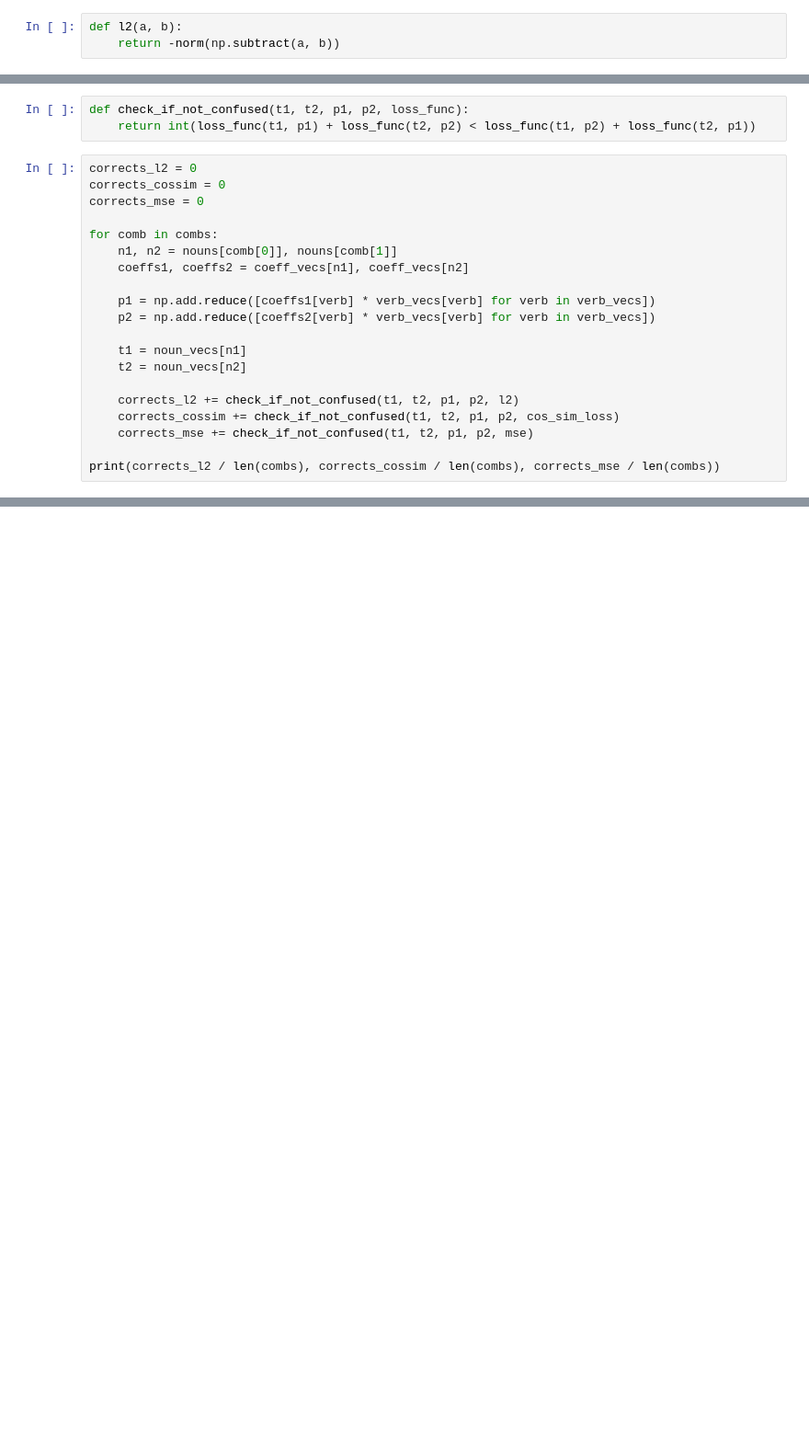
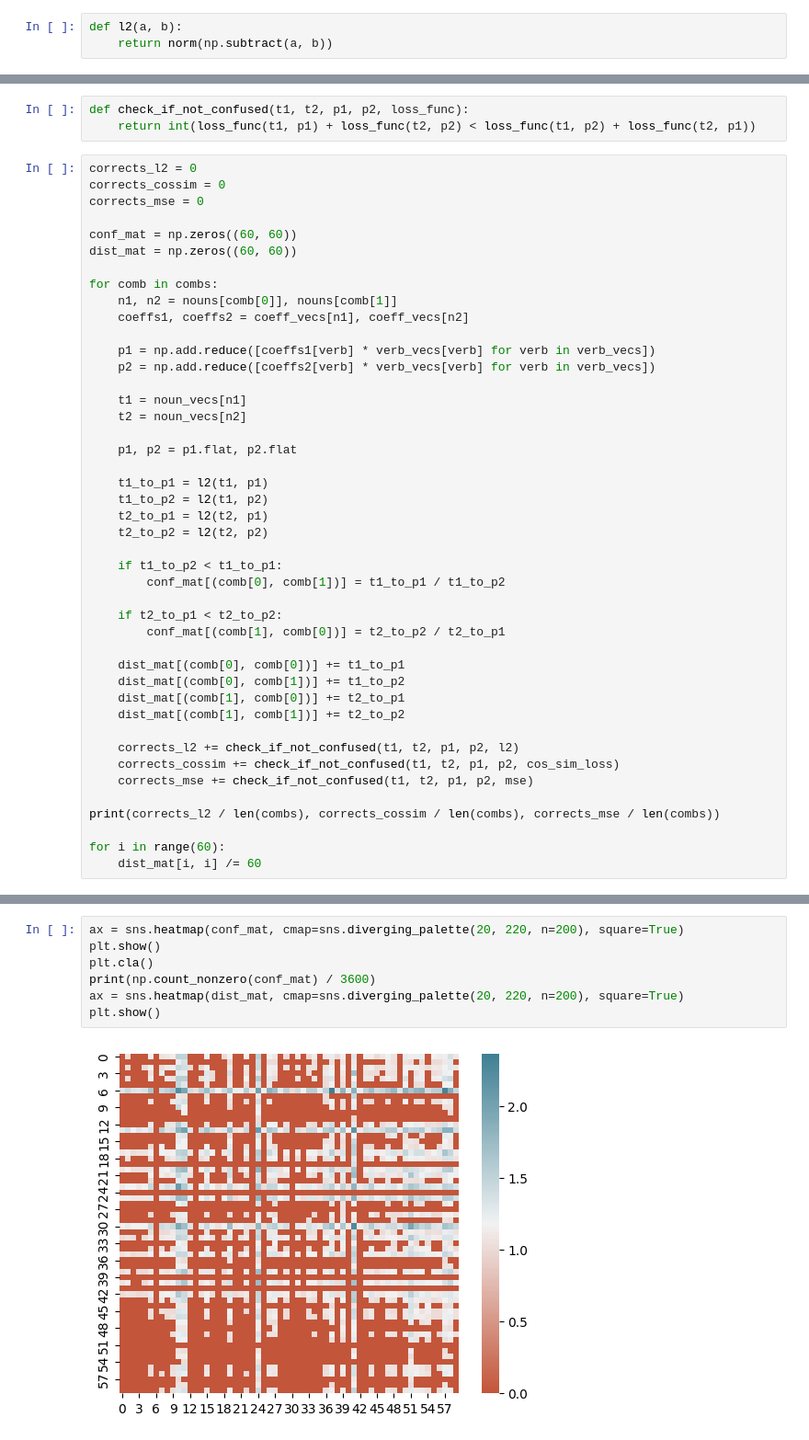
Before and after one commit to amancapy/ephemerae, a Jupyter notebook: wordvec/wordvec_linearity.ipynb, the cells around one changed output, grey strips where cells are left out. Shown at 92% size. Saved outputs shown, nothing was run; the diff lists cells and outputs as text; blank space fills up the shorter version.

```diff
--- a/wordvec/wordvec_linearity.ipynb
+++ b/wordvec/wordvec_linearity.ipynb
@@ -45,7 +47,7 @@ noun_vecs = {k: np.array(noun_vecs[k]) for k in noun_vecs}
 verb_vecs = {k: np.array(verb_vecs[k]) for k in verb_vecs}
 # %%
 def l2(a, b):
-    return -norm(np.subtract(a, b))
+    return norm(np.subtract(a, b))
 # %%
 def cos_sim_loss(a, b):
     return -(dot(a, b) / (norm(a) * norm(b)))
@@ -59,6 +61,9 @@ def check_if_not_confused(t1, t2, p1, p2, loss_func):
 corrects_l2 = 0
 corrects_cossim = 0
 corrects_mse = 0
+
+conf_mat = np.zeros((60, 60))
+dist_mat = np.zeros((60, 60))
 
 for comb in combs:
     n1, n2 = nouns[comb[0]], nouns[comb[1]]
@@ -70,9 +75,30 @@ for comb in combs:
     t1 = noun_vecs[n1]
     t2 = noun_vecs[n2]
 
+    p1, p2 = p1.flat, p2.flat
+
+    t1_to_p1 = l2(t1, p1)
+    t1_to_p2 = l2(t1, p2)
+    t2_to_p1 = l2(t2, p1)
+    t2_to_p2 = l2(t2, p2)
+
+    if t1_to_p2 < t1_to_p1:
+        conf_mat[(comb[0], comb[1])] = t1_to_p1 / t1_to_p2
+
+    if t2_to_p1 < t2_to_p2:
+        conf_mat[(comb[1], comb[0])] = t2_to_p2 / t2_to_p1
+
+    dist_mat[(comb[0], comb[0])] += t1_to_p1
+    dist_mat[(comb[0], comb[1])] += t1_to_p2
+    dist_mat[(comb[1], comb[0])] += t2_to_p1
+    dist_mat[(comb[1], comb[1])] += t2_to_p2
+
     corrects_l2 += check_if_not_confused(t1, t2, p1, p2, l2)
     corrects_cossim += check_if_not_confused(t1, t2, p1, p2, cos_sim_loss)
     corrects_mse += check_if_not_confused(t1, t2, p1, p2, mse)
 
 print(corrects_l2 / len(combs), corrects_cossim / len(combs), corrects_mse / len(combs))
+
+for i in range(60):
+    dist_mat[i, i] /= 60
 # %% [output]
@@ -79,0 +106,9 @@ print(corrects_l2 / len(combs), corrects_cossim / len(combs), corrects_mse / len
+# %%
+ax = sns.heatmap(conf_mat, cmap=sns.diverging_palette(20, 220, n=200), square=True)
+plt.show()
+plt.cla()
+print(np.count_nonzero(conf_mat) / 3600)
+ax = sns.heatmap(dist_mat, cmap=sns.diverging_palette(20, 220, n=200), square=True)
+plt.show()
+# %% [output]
+[figure, added]
```
Also changed, not shown: parts of 3 cells of this notebook, 10 other files.
